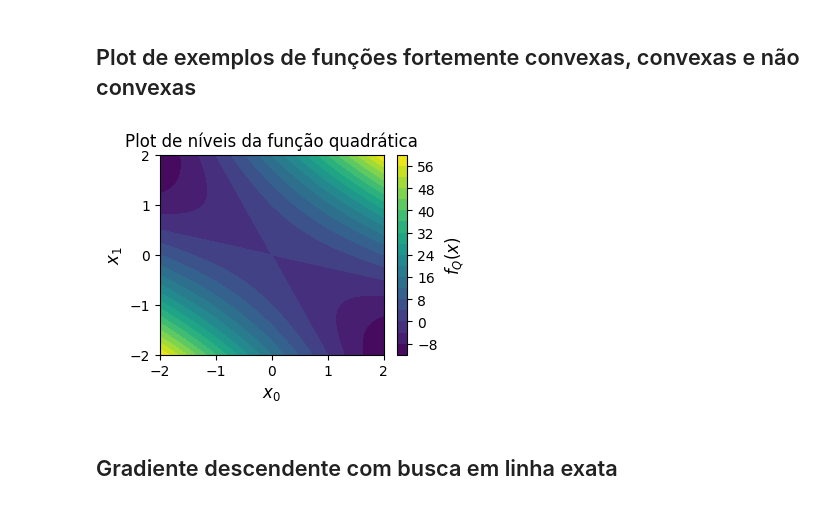
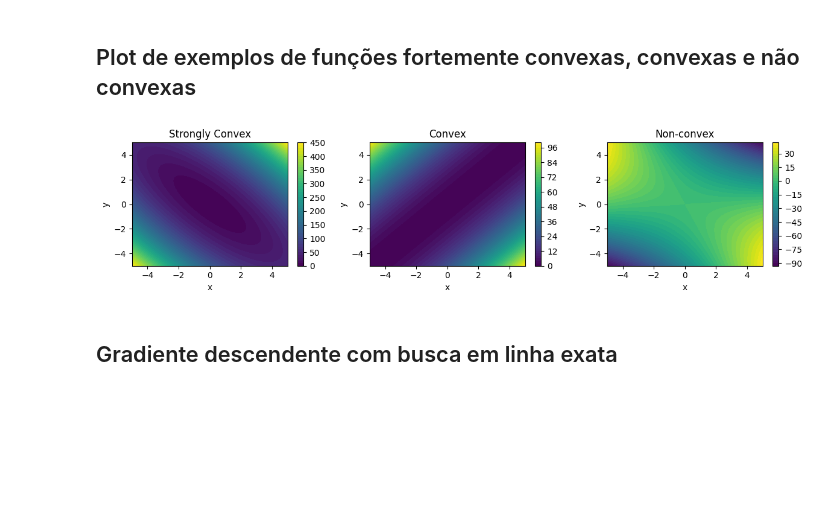
Before and after one commit to arthurkenzo/MO431_Tarefas, a Jupyter notebook: la2ml_tarefa_3.ipynb, the cells around one changed output. Cells and saved outputs as stored; diff of their text form; code cells hidden in the pictures; blank space fills up the shorter version.

```diff
--- a/la2ml_tarefa_3.ipynb
+++ b/la2ml_tarefa_3.ipynb
@@ -230,29 +333,50 @@ plt.show()
 # %% [markdown]
 ## Plot de exemplos de funções fortemente convexas, convexas e não convexas
-# %%
-# Calculando valores das funções
-x0 = np.linspace(-2, 2, 1000)
-x1 = np.linspace(-2, 2, 1000)
-
-functionValuesQ = discretizedFunction(x0, x1, ConvexQuadratic)
-
-# Criando plot
-fig, ax1 = plt.subplots(nrows=1, ncols=1, figsize=(4, 3))
-
-# Plot da função quadrática
-contour1 = ax1.contourf(x0, x1, functionValuesQ, levels=20, cmap='viridis')
-colorBar1 = fig.colorbar(contour1, ax=ax1)
-colorBar1.set_label(label='$f_Q(x)$', fontsize=12)
-ax1.set_xlabel('$x_0$', fontsize=12)
-ax1.set_ylabel('$x_1$', fontsize=12)
-ax1.set_title('Plot de níveis da função quadrática', fontsize=12)
-ax1.axis('tight')
-
-
-plt.tight_layout()
-plt.show()
-# %% [output]
-[figure, removed]
+# %%
+# Computing each type of quadratic
+QStronglyConvex, b1, c1 = np.array([[1,2], [2,1]]), np.array([0,0]), 0
+QStronglyConvex = QStronglyConvex @ QStronglyConvex
+QConvex, b2, c2 = GeneratePSDMatrix(2), np.array([0,0]), 0
+QNonConvex, b3, c3 = GenerateMatrixFromEigValue(np.array([1,-2])), np.array([0,0]), 0
+
+x = np.linspace(-5, 5, 100)
+y = np.linspace(-5, 5, 100)
+X, Y = np.meshgrid(x, y)
+grid = np.stack([X.ravel(), Y.ravel()], axis=1)  # Flattened grid for computation
+
+# Compute function values for each quadratic function
+Z1 = np.array([QuadraticFunction(pt, QStronglyConvex, b1, c1) for pt in grid]).reshape(X.shape)
+Z2 = np.array([QuadraticFunction(pt, QConvex, b2, c2) for pt in grid]).reshape(X.shape)
+Z3 = np.array([QuadraticFunction(pt, QNonConvex, b3, c3) for pt in grid]).reshape(X.shape)
+
+# Plot side-by-side contour plots
+fig, axs = plt.subplots(1, 3, figsize=(12, 3))
+
+# Quadratic Function 1
+contour1 = axs[0].contourf(X, Y, Z1, levels=50, cmap="viridis")
+axs[0].set_title("Strongly Convex")
+axs[0].set_xlabel("x")
+axs[0].set_ylabel("y")
+fig.colorbar(contour1, ax=axs[0])
+
+# Quadratic Function 2
+contour2 = axs[1].contourf(X, Y, Z2, levels=50, cmap="viridis")
+axs[1].set_title("Convex")
+axs[1].set_xlabel("x")
+axs[1].set_ylabel("y")
+fig.colorbar(contour2, ax=axs[1])
+
+# Quadratic Function 3
+contour3 = axs[2].contourf(X, Y, Z3, levels=50, cmap="viridis")
+axs[2].set_title("Non-convex")
+axs[2].set_xlabel("x")
+axs[2].set_ylabel("y")
+fig.colorbar(contour3, ax=axs[2])
+
+plt.tight_layout()
+plt.show()
+# %% [output]
+[figure, added]
 # %% [markdown]
 ## Gradiente descendente com busca em linha exata
 # %% [markdown]
```
Also changed, not shown: parts of 18 cells of this notebook, 1 other file.
